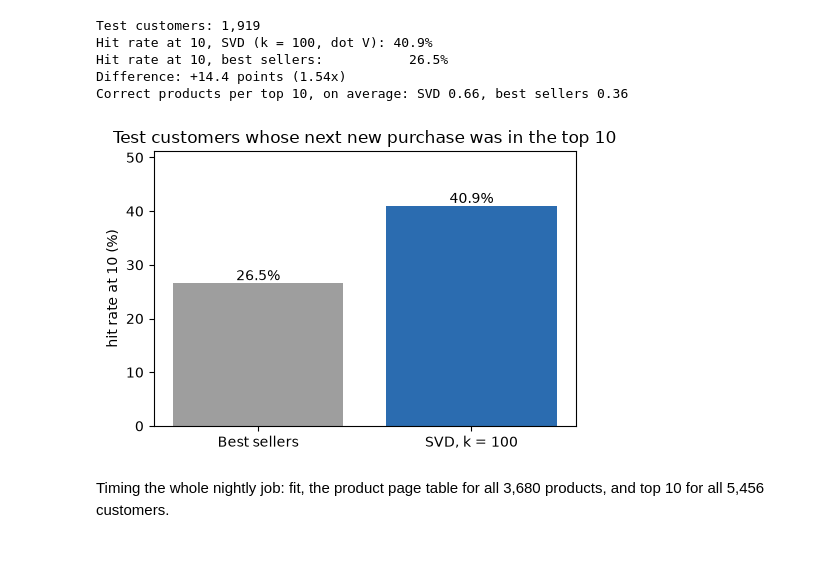
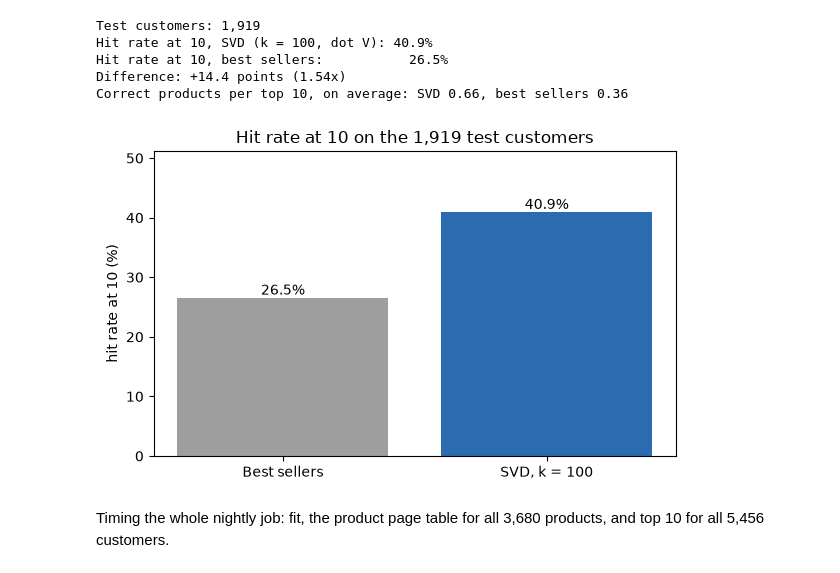
Before and after one commit to AchintyaShah25/MiniProj_Linear_Algebra, a Jupyter notebook: ML_Engineer.ipynb, the cells around one changed output. Drawn from its saved outputs; the diff is of its cells as text; code cells hidden in the pictures.

```diff
--- a/ML_Engineer.ipynb
+++ b/ML_Engineer.ipynb
@@ -408,16 +413,16 @@ Hit rate at 10, best sellers:           26.5%
 Difference: +14.4 points (1.54x)
 Correct products per top 10, on average: SVD 0.66, best sellers 0.36
 # %%
-fig, ax = plt.subplots(figsize=(5, 3.5))
+fig, ax = plt.subplots(figsize=(6, 3.8))
 bars = ax.bar(["Best sellers", f"SVD, k = {K}"], [base_hr * 100, model_hr * 100], color=["#9e9e9e", "#2b6cb0"])
 ax.bar_label(bars, fmt="%.1f%%")
-ax.set(ylabel="hit rate at 10 (%)", title="Test customers whose next new purchase was in the top 10")
+ax.set(ylabel="hit rate at 10 (%)", title="Hit rate at 10 on the 1,919 test customers")
 ax.set_ylim(0, max(base_hr, model_hr) * 125)
 fig.tight_layout()
 fig.savefig("figures/hit_rate.png", dpi=150)
 plt.show()
 # %% [output]
-[figure, old version]
+[figure, new version]
 # %% [markdown]
 Timing the whole nightly job: fit, the product page table for all 3,680 products, and top 10 for all 5,456 customers.
 # %%
```
Also changed, not shown: parts of 11 cells of this notebook, 8 other files.
